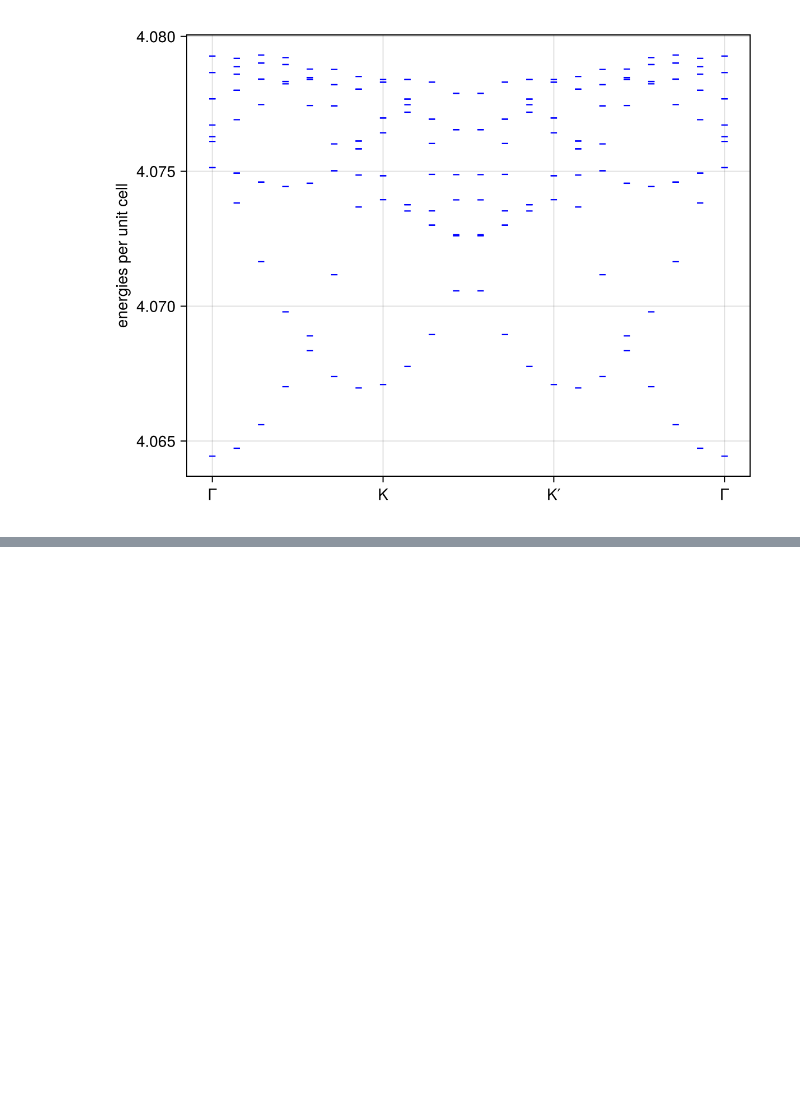
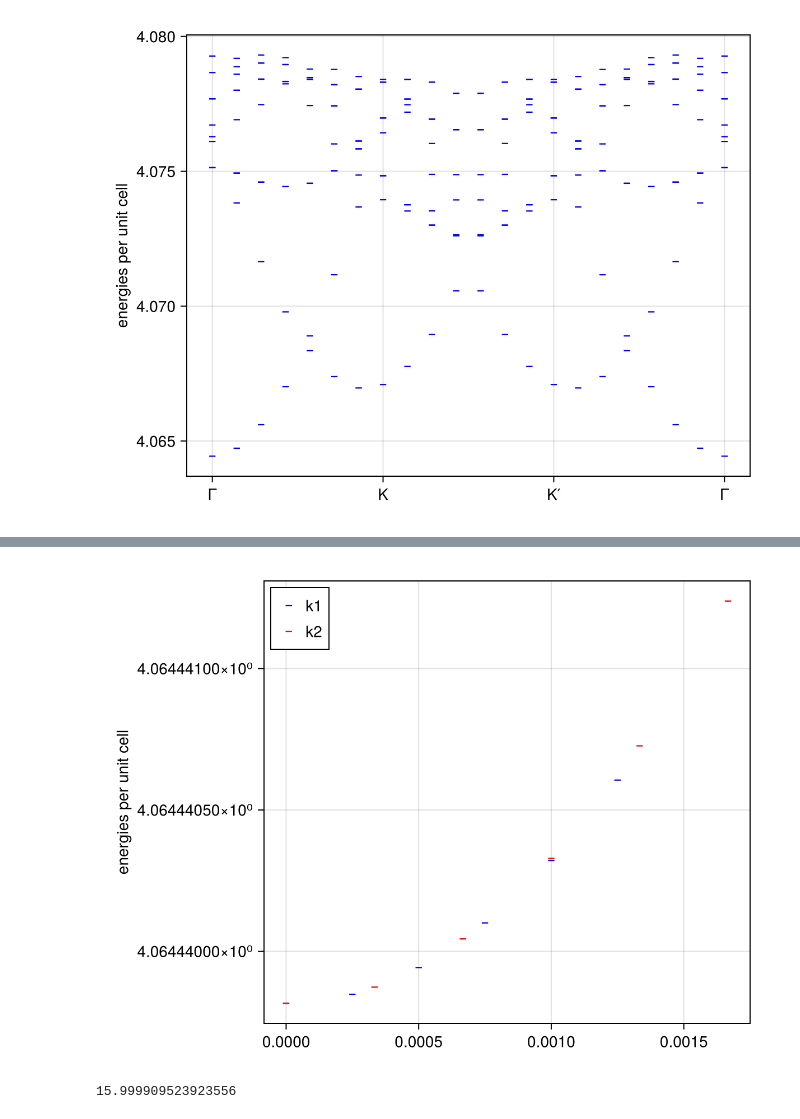
Before and after one commit to Zou-Bo/MomentumED.jl, a Jupyter notebook: landau level torus/continous symmetry breaking/1. LL_exciton_condensate.ipynb, the cells around one changed output, grey strips where cells are left out. Cells and saved outputs as stored; diff of their text form; code cells hidden in the pictures; blank space fills up the shorter version.

```diff
--- a/landau level torus/continous symmetry breaking/1. LL_exciton_condensate.ipynb
+++ b/landau level torus/continous symmetry breaking/1. LL_exciton_condensate.ipynb
@@ -512,0 +583,10 @@ fig
+# %%
+# layer-opposite k-shift path
+Npath = 1000
+path_k1 = Tuple{Rational, Rational}[]
+path_k2 = Tuple{Rational, Rational}[]
+for i in 0:5
+    push!(path_k1, (i//Npath, 0//1))
+    push!(path_k2, (0//1, i//Npath))
+end
+path_k1, path_k2
@@ -512,0 +595,17 @@ fig
+# %%
+sn = 7                     # subspace number
+Neigen = 10
+path_energies_k1 = similar(path_k1, Vector{Float64})
+path_energies_k2 = similar(path_k2, Vector{Float64})
+
+for i in eachindex(path_energies_k1)
+    println("path #$i = k1: $(path_k1[i]), k2: $(path_k2[i])")
+    scat_list2_shift = ED_sortedScatterList_twobody(para_conserve, kshift = [path_k1[i], .-path_k1[i]]);
+    path_energies_k1[i], _ = EDsolve(subspaces[sn], scat_list2_shift, scat_list1_conserve;
+        N = Neigen, showtime = true, ishermitian = true
+    )
+    scat_list2_shift = ED_sortedScatterList_twobody(para_conserve, kshift = [path_k2[i], .-path_k2[i]]);
+    path_energies_k2[i], _ = EDsolve(subspaces[sn], scat_list2_shift, scat_list1_conserve;
+        N = Neigen, showtime = true, ishermitian = true
+    )
+end
@@ -512,0 +630,22 @@ fig
+# %%
+fig = Figure();
+ax = Axis(fig[1,1];
+    ylabel = "energies per unit cell",
+)
+for i in eachindex(path_energies_k1)
+    scatter!(ax, path_k1[i][1]/Gk[1], path_energies_k1[i][1]/Nk/LLT.W0;
+        color = :blue, marker=:hline, label = i==1 ? "k1" : nothing
+    )
+    scatter!(ax, path_k2[i][2]/Gk[2], path_energies_k2[i][1]/Nk/LLT.W0;
+        color = :red, marker=:hline, label = i==1 ? "k2" : nothing
+    )
+end
+axislegend(ax; position = :lt)
+fig
+# %% [output]
+[figure, added]
+# %%
+i = 4
+(path_energies_k1[i+1][1] - path_energies_k1[1][1])/(path_energies_k1[2][1] - path_energies_k1[1][1])
+# %% [output]
+15.999909523923556
```
Also changed, not shown: parts of 17 cells of this notebook, 13 other files.
